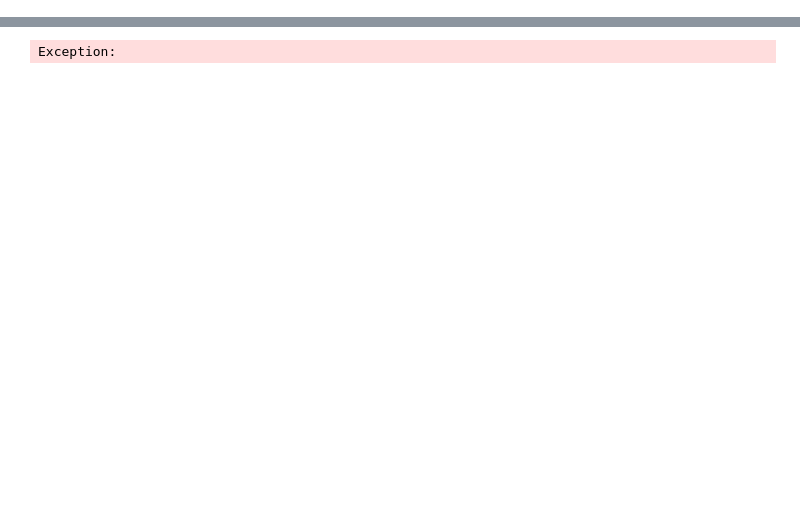
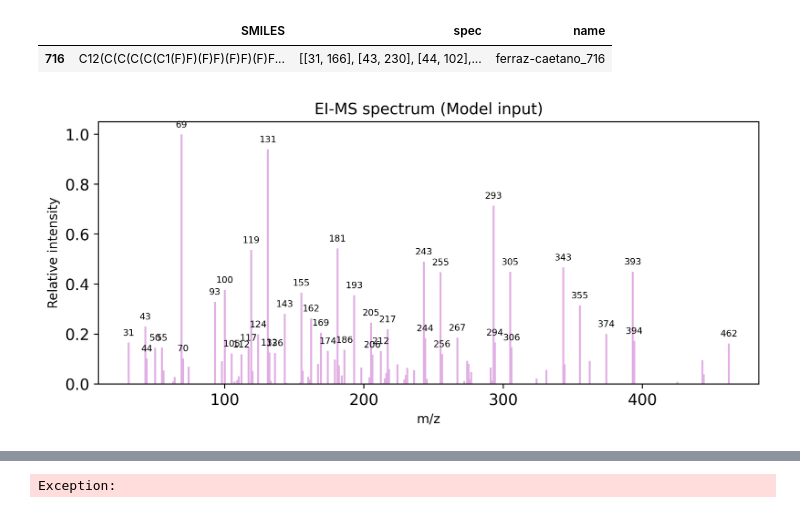
Before and after one commit to kuulia/DiffEIMS, a Jupyter notebook: notebooks/output_pickle_preds.ipynb, the cells around one changed output, grey strips where cells are left out. Saved outputs shown, nothing was run; the diff lists cells and outputs as text; code cells hidden in the pictures; blank space fills up the shorter version.

```diff
--- a/notebooks/output_pickle_preds.ipynb
+++ b/notebooks/output_pickle_preds.ipynb
@@ -37,0 +151,48 @@ next(preds)
+# %%
+import matplotlib.pyplot as plt
+
+def make_fig(df, name: str, annotate=True, min_intensity=0.1):
+    spec = df[df['name'] == name]['spec'].values[0].T
+    mz = spec[0, :]
+    inten = spec[1, :]
+    inten_scaled = inten / inten.max()
+
+    #mask = inten_scaled > min_intensity
+    #inten_scaled = inten_scaled[mask]
+    #mz = mz[mask]
+
+    plt.figure(figsize=(8, 3.8), dpi=350)
+    plt.vlines(mz, 0, inten_scaled, color='#e1aee4', linewidth=1.5)
+
+    # 🔹 Add labels on top of peaks
+    if annotate:
+        for x, y in zip(mz, inten_scaled):
+            if y >= min_intensity:  # avoid clutter from tiny peaks
+                plt.text(
+                    x, y + 0.02,           # slight vertical offset
+                    f"{int(round(x))}",    # label = m/z value
+                    ha='center',
+                    va='bottom',
+                    fontsize=7
+                )
+
+    plt.xlabel('m/z')
+    plt.ylabel('Relative intensity')
+    plt.yticks(fontsize=12)
+    plt.xticks(fontsize=12)
+    plt.ylim([0, 1.05])
+    plt.title('EI-MS spectrum (Model input)', fontsize=12)
+    plt.tight_layout()
+    plt.show()
+def mol_from_smiles_df(df, name):
+    return Chem.MolFromSmiles(df[df['name'] == name]['SMILES'].values[0])
+# %%
+df = pd.read_pickle('../data/atmomaccs/spec_files/df_neims_atmomaccs_3_9_22.pkl')
+df[df['name'] == 'ferraz-caetano_716']
+# %% [output]
+|  | SMILES | spec | name |
+| 716 | C12(C(C(C(C(C1(F)F)(F)F)(F)F)(F)F... | [[31, 166], [43, 230], [44, 102],... | ferraz-caetano_716 |
+# %%
+make_fig(df, 'ferraz-caetano_716')
+# %% [output]
+[figure, added]
```
Also changed, not shown: parts of 15 cells of this notebook, 17 other files.
